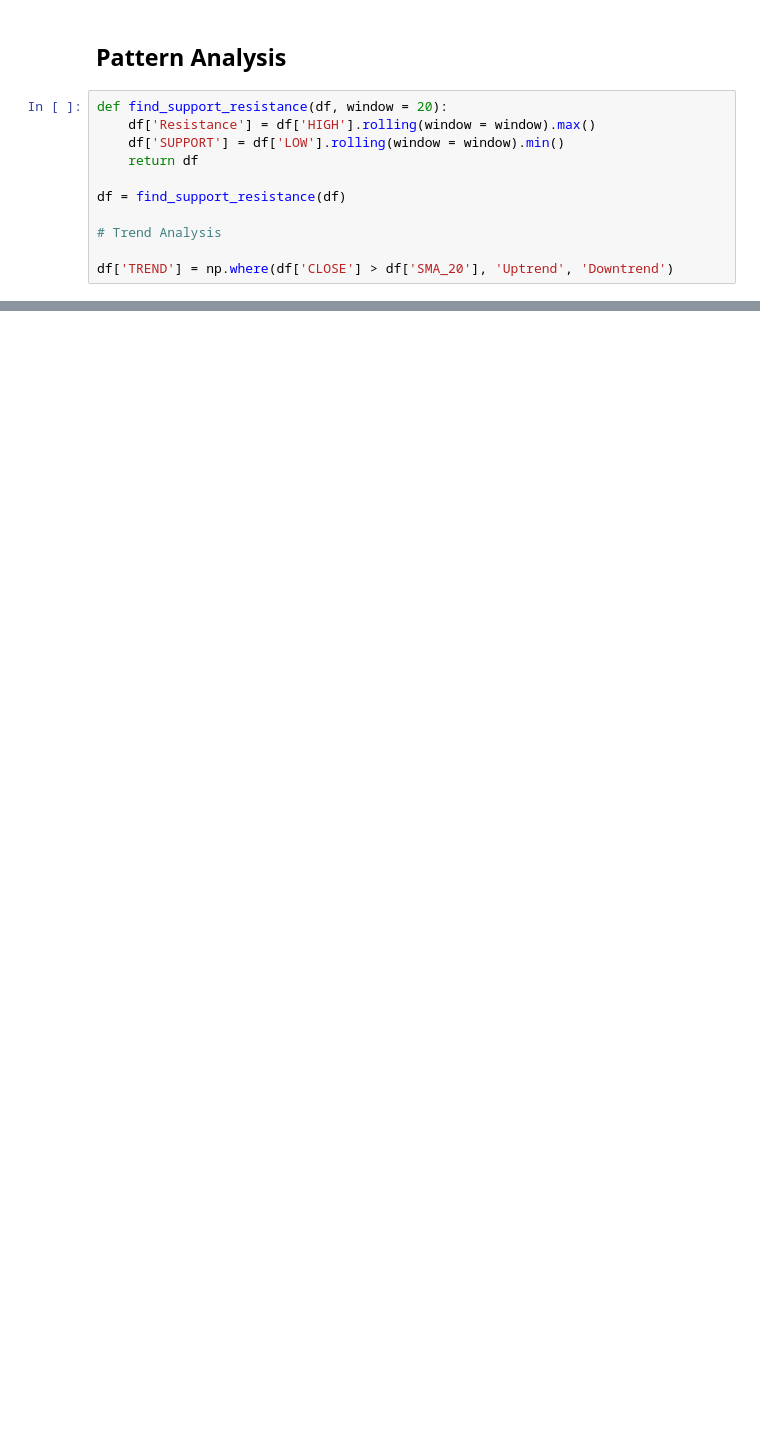
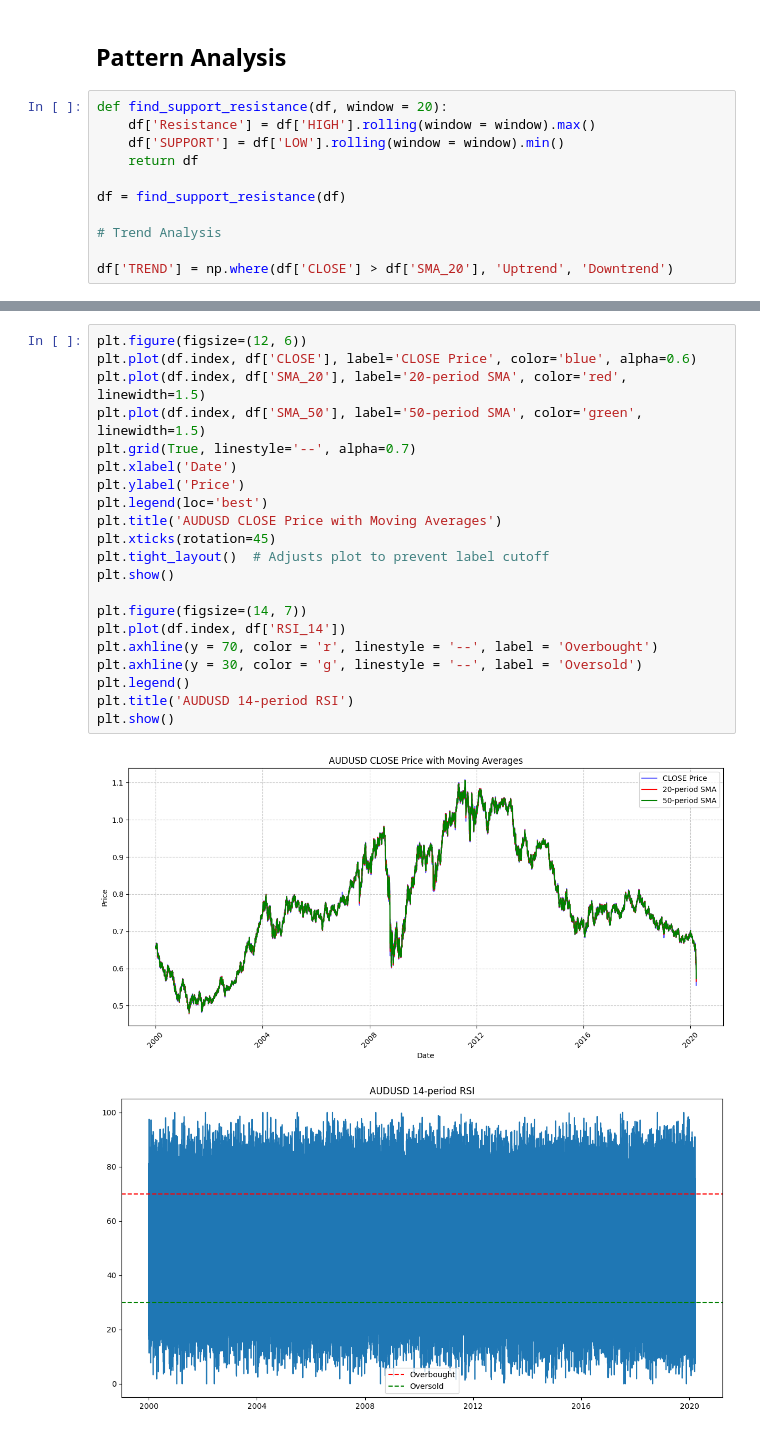
Before and after one commit to DhaneeraDulvanya/Currency-Analysis-for-AUDUSD, a Jupyter notebook: analysis_AUDUSD.ipynb, the cells around one changed output, grey strips where cells are left out. Cells and saved outputs as stored; diff of their text form; blank space fills up the shorter version.

Commit message:
End of Visualization Commands Part

```diff
--- a/analysis_AUDUSD.ipynb
+++ b/analysis_AUDUSD.ipynb
@@ -300,0 +304,24 @@ df['TREND'] = np.where(df['CLOSE'] > df['SMA_20'], 'Uptrend', 'Downtrend')
+# %%
+plt.figure(figsize=(12, 6))
+plt.plot(df.index, df['CLOSE'], label='CLOSE Price', color='blue', alpha=0.6)
+plt.plot(df.index, df['SMA_20'], label='20-period SMA', color='red', linewidth=1.5)
+plt.plot(df.index, df['SMA_50'], label='50-period SMA', color='green', linewidth=1.5)
+plt.grid(True, linestyle='--', alpha=0.7)
+plt.xlabel('Date')
+plt.ylabel('Price')
+plt.legend(loc='best')
+plt.title('AUDUSD CLOSE Price with Moving Averages')
+plt.xticks(rotation=45)
+plt.tight_layout()  # Adjusts plot to prevent label cutoff
+plt.show()
+
+plt.figure(figsize=(14, 7))
+plt.plot(df.index, df['RSI_14'])
+plt.axhline(y = 70, color = 'r', linestyle = '--', label = 'Overbought')
+plt.axhline(y = 30, color = 'g', linestyle = '--', label = 'Oversold')
+plt.legend()
+plt.title('AUDUSD 14-period RSI')
+plt.show()
+# %% [output]
+[figure, added]
+[figure, added]
```
Also changed, not shown: parts of 9 cells of this notebook.
